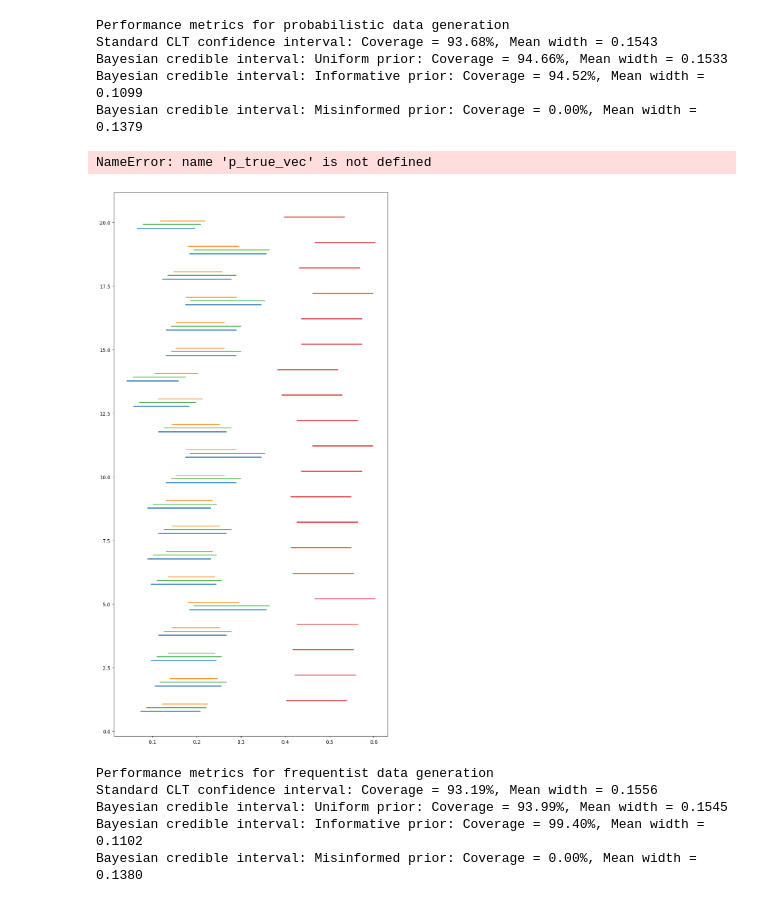
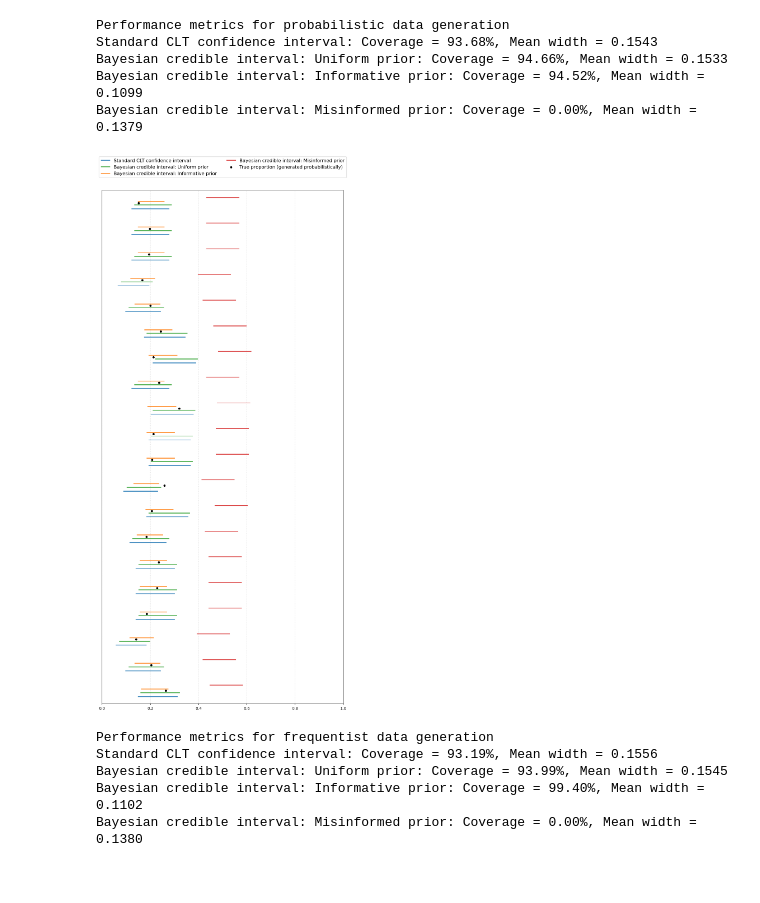
Before and after one commit to cfgranda/ps4ds, a Jupyter notebook: estimation_population_parameters/credible_intervals.ipynb, the cells around one changed output. Saved outputs shown, nothing was run; the diff lists cells and outputs as text; code cells hidden in the pictures.

```diff
--- a/estimation_population_parameters/credible_intervals.ipynb
+++ b/estimation_population_parameters/credible_intervals.ipynb
@@ -140,36 +140,35 @@ y_positions = np.arange(1, n_plot + 1)
 
 for idx, (intervals, offset, color, label) in enumerate(zip(
     [ci_clt, cred_prior1, cred_prior2, cred_prior3],
     offsets,
     colors,
     labels
 )):
     sub_intervals = intervals[plot_indices]
     y_pos = y_positions + offset
 
     plt.hlines(y=y_pos, xmin=sub_intervals[:, 0], xmax=sub_intervals[:, 1],
                color=color, alpha=0.85, linewidth=2, label=label)
 
 # Plot the corresponding generated true p_i for each shown sample
-plt.scatter(p_true_vec[plot_indices], y_positions, color='black', zorder=5,
+plt.scatter(theta_sampled[plot_indices], y_positions, color='black', zorder=5,
             marker='o', s=20, label=r'True proportion (generated probabilistically)')
 
 plt.yticks([])
 plt.xlim(0.0, 1)
 plt.ylim(0.5, n_plot + 0.5)
 
 plt.legend(
     loc='lower center',
     bbox_to_anchor=(0.5, 1.02),
     ncol=2,  # Wraps the 5 legend items into 2-3 columns so it fits neatly
     fontsize=12
 )
 plt.grid(True, linestyle=':', alpha=0.5)
 plt.tight_layout()
 plt.show()
 # %% [output]
-NameError: name 'p_true_vec' is not defined
-[figure, old version]
+[figure, new version]
 # %%
 ### Frequentist scenario: Proportion is fixed to theta_true ###
 
```
